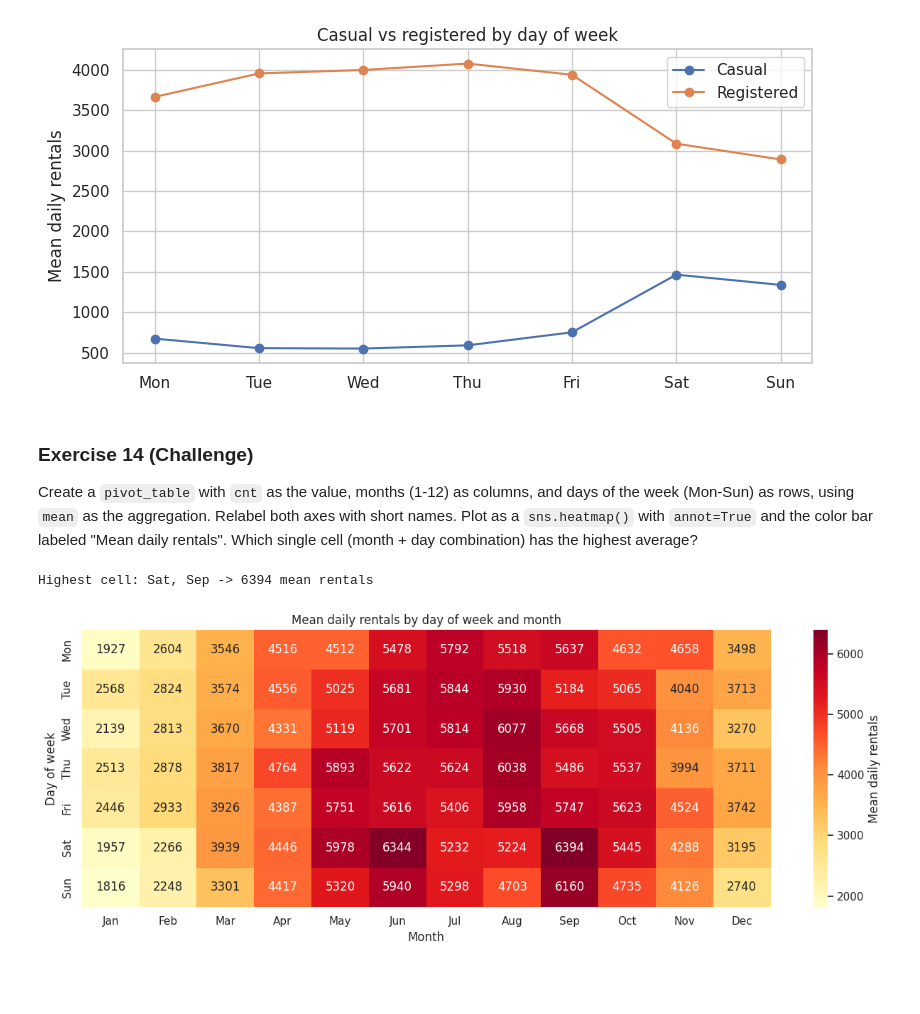
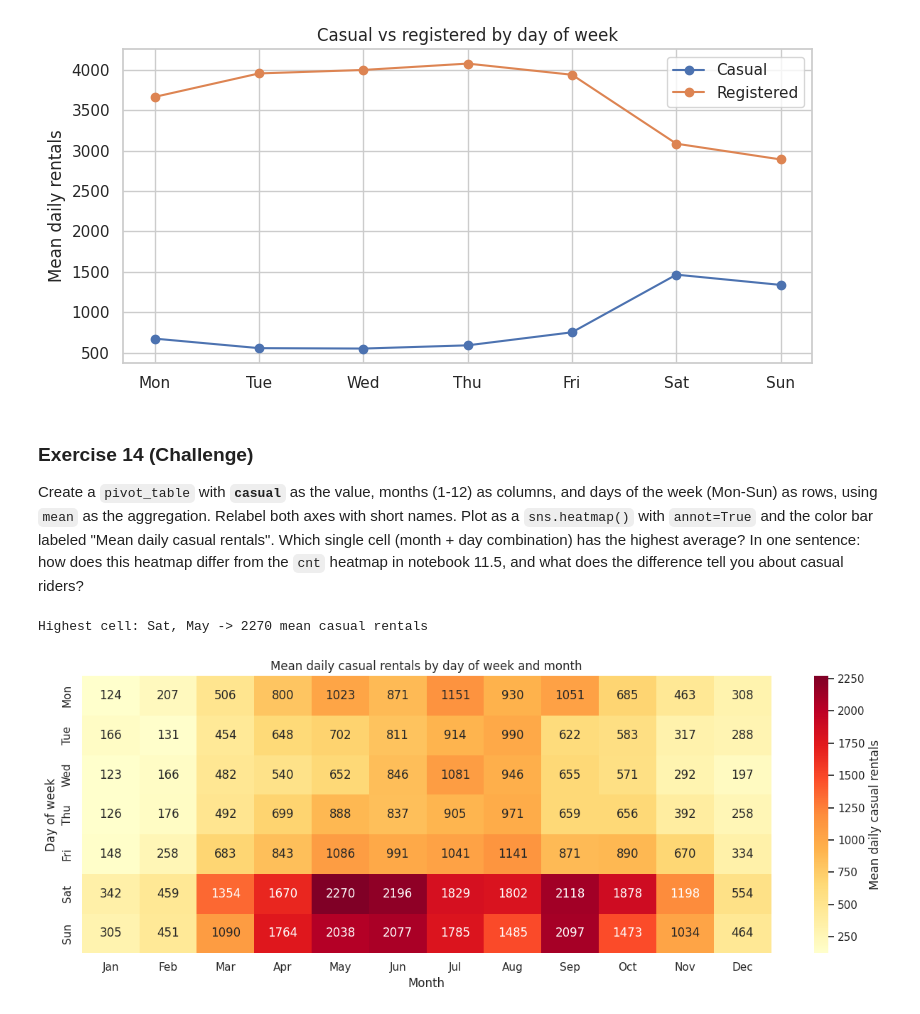
Before and after one commit to bsheese/225, a Jupyter notebook: 11_time/11_9_Exercises.ipynb, the cells around one changed output. Cells and saved outputs as stored; diff of their text form; code cells hidden in the pictures; blank space fills up the shorter version.

```diff
--- a/11_time/11_9_Exercises.ipynb
+++ b/11_time/11_9_Exercises.ipynb
@@ -12,8 +12,7 @@ import seaborn as sns
 sns.set_theme(style="whitegrid", context="notebook")
 
 url = "https://raw.githubusercontent.com/bsheese/225/main/data/bike_daily.csv"
-keep = ["dteday", "season", "yr", "mnth", "holiday", "weekday",
-        "workingday", "weathersit", "temp", "casual", "registered", "cnt"]
+keep = ["dteday", "season", "weathersit", "temp", "casual", "registered", "cnt"]
 df = pd.read_csv(url, usecols=keep, parse_dates=["dteday"],
                  index_col="dteday").sort_index()
 print("Shape:", df.shape)
@@ -287,35 +288,39 @@ plt.tight_layout()
 # %% [markdown]
 ### Exercise 14 (Challenge)
 
-Create a `pivot_table` with `cnt` as the value, months (1-12) as columns, and days of the week (Mon-Sun) as rows, using `mean` as the aggregation. Relabel both axes with short names. Plot as a `sns.heatmap()` with `annot=True` and the color bar labeled "Mean daily rentals". Which single cell (month + day combination) has the highest average?
+Create a `pivot_table` with **`casual`** as the value, months (1-12) as columns, and days of the week (Mon-Sun) as rows, using `mean` as the aggregation. Relabel both axes with short names. Plot as a `sns.heatmap()` with `annot=True` and the color bar labeled "Mean daily casual rentals". Which single cell (month + day combination) has the highest average? In one sentence: how does this heatmap differ from the `cnt` heatmap in notebook 11.5, and what does the difference tell you about casual riders?
 # %%
 # your code here
 # %%
 #@title Solution
 day_order = ["Mon", "Tue", "Wed", "Thu", "Fri", "Sat", "Sun"]
 month_labels = ["Jan","Feb","Mar","Apr","May","Jun",
                 "Jul","Aug","Sep","Oct","Nov","Dec"]
 
-pivot = df.pivot_table(values="cnt",
+pivot = df.pivot_table(values="casual",
                        index=df.index.dayofweek,
                        columns=df.index.month,
                        aggfunc="mean")
 pivot.index = day_order
 pivot.columns = month_labels
 
 fig, ax = plt.subplots(figsize=(13, 5))
 sns.heatmap(pivot, annot=True, fmt=".0f", cmap="YlOrRd", ax=ax,
-            cbar_kws={"label": "Mean daily rentals"})
-ax.set_title("Mean daily rentals by day of week and month")
+            cbar_kws={"label": "Mean daily casual rentals"})
+ax.set_title("Mean daily casual rentals by day of week and month")
 ax.set_xlabel("Month")
 ax.set_ylabel("Day of week")
 plt.tight_layout()
 
-# Find the cell with the highest value
+# Find the cell with the highest value. This works because the table has a
+# single global maximum, so the row max and column max that match it must
+# both belong to that one cell.
 max_val = pivot.max().max()
 max_col = pivot.max(axis=0).idxmax()
 max_row = pivot.max(axis=1).idxmax()
-print(f"Highest cell: {max_row}, {max_col} -> {max_val:.0f} mean rentals")
+print(f"Highest cell: {max_row}, {max_col} -> {max_val:.0f} mean casual rentals")
+# Unlike the cnt heatmap in 11.5, the hot cells here are almost entirely
+# Saturdays and Sundays: casual riders are overwhelmingly weekend riders.
 # %% [output]
-Highest cell: Sat, Sep -> 6394 mean rentals
+Highest cell: Sat, May -> 2270 mean casual rentals
-[figure, old version]
+[figure, new version]
```
Also changed, not shown: parts of 4 cells of this notebook, 15 other files.
